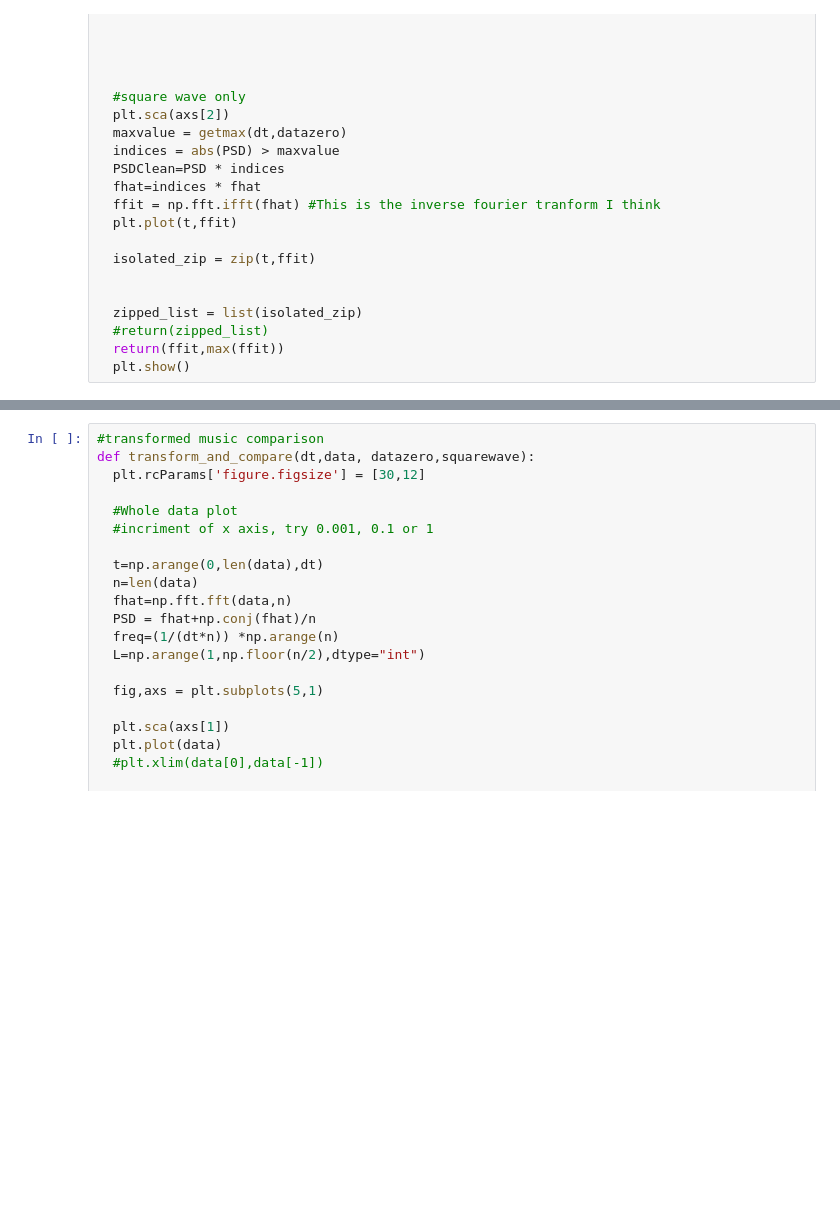
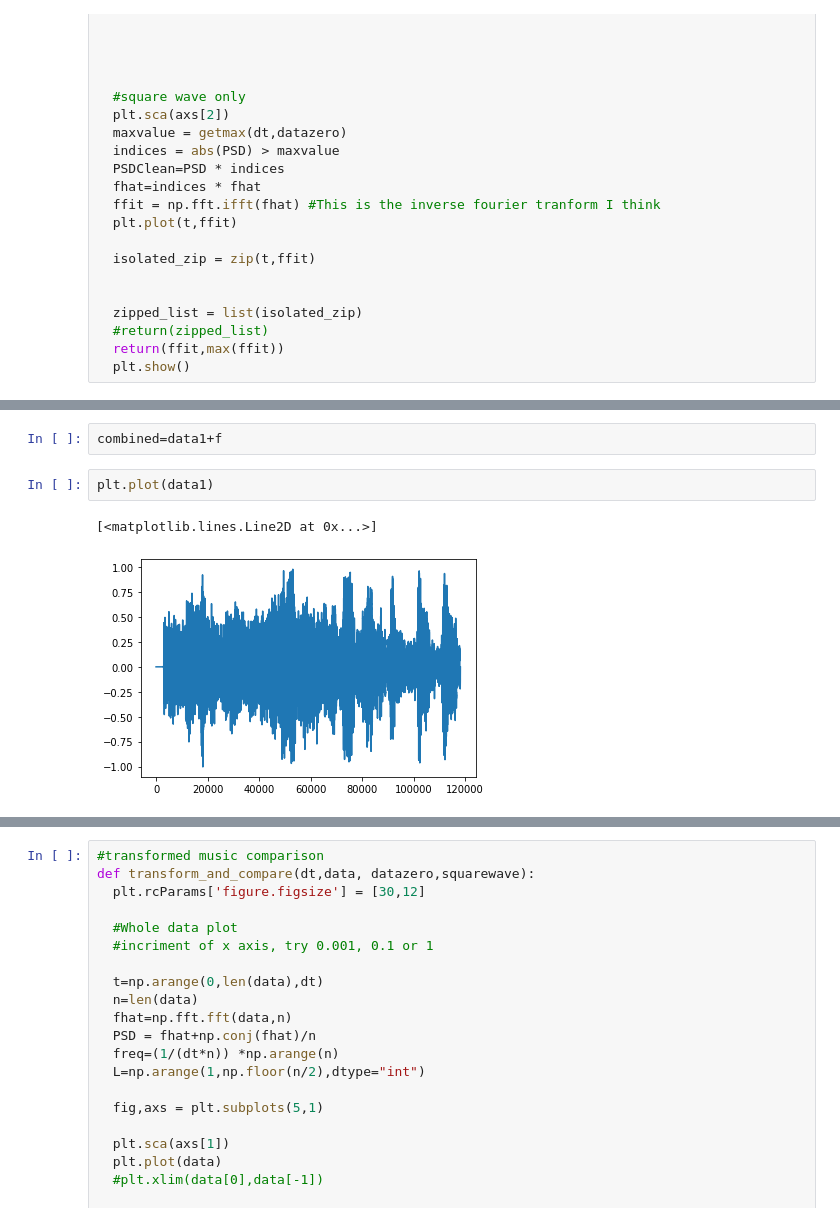
Before and after one commit to KathrynPanger/SignalDependence, a Jupyter notebook: librosa_waves.ipynb, the cells around one changed output, grey strips where cells are left out. Drawn from its saved outputs; the diff is of its cells as text; blank space fills up the shorter version.

```diff
--- a/Copy_of_librosa_waves.ipynb
+++ b/librosa_waves.ipynb
@@ -178,0 +235,7 @@ class soundSample:
+# %%
+combined=data1+f
+# %%
+plt.plot(data1)
+# %% [output]
+[<matplotlib.lines.Line2D at 0x...>]
+[figure, added]
```
Also changed, not shown: parts of 19 cells of this notebook.
